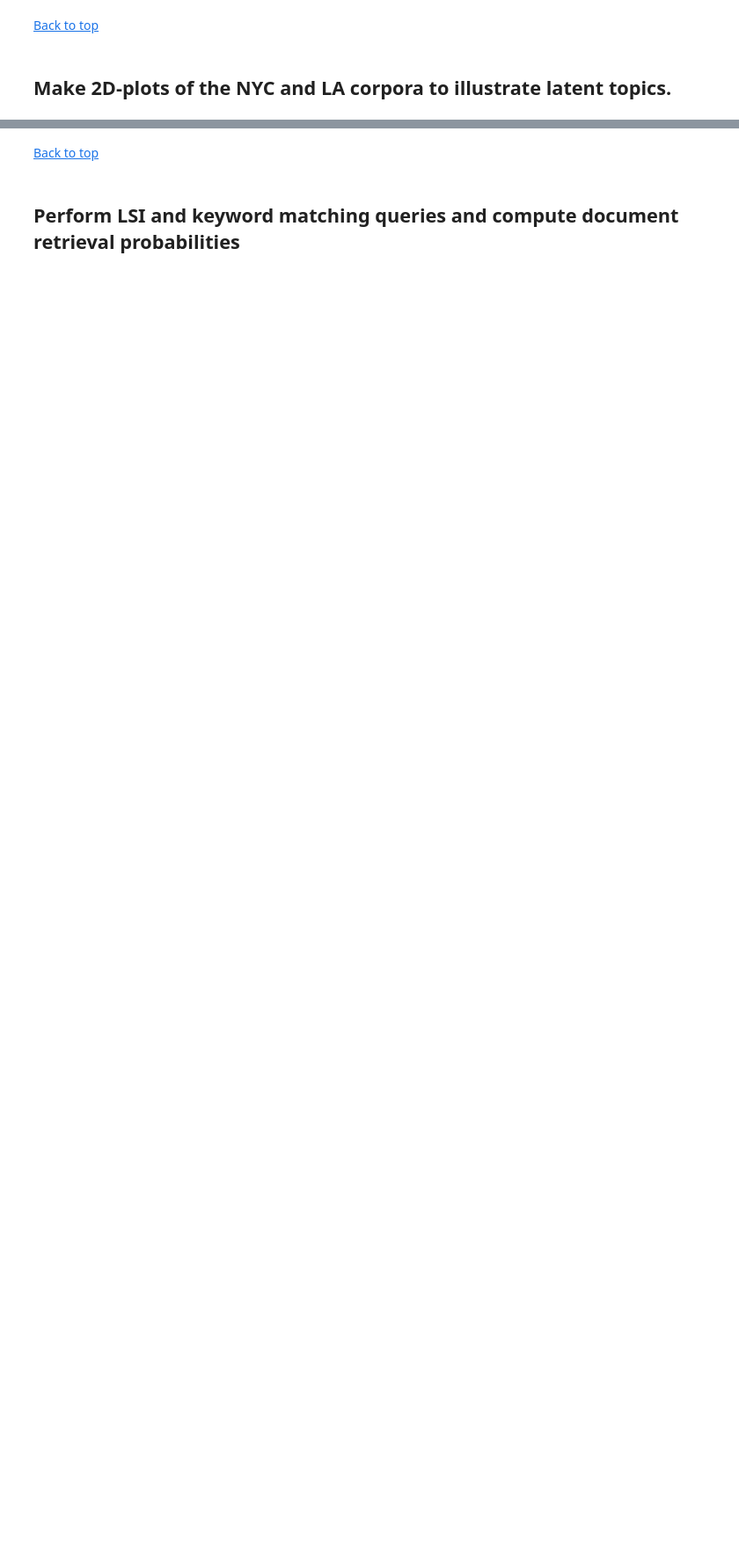
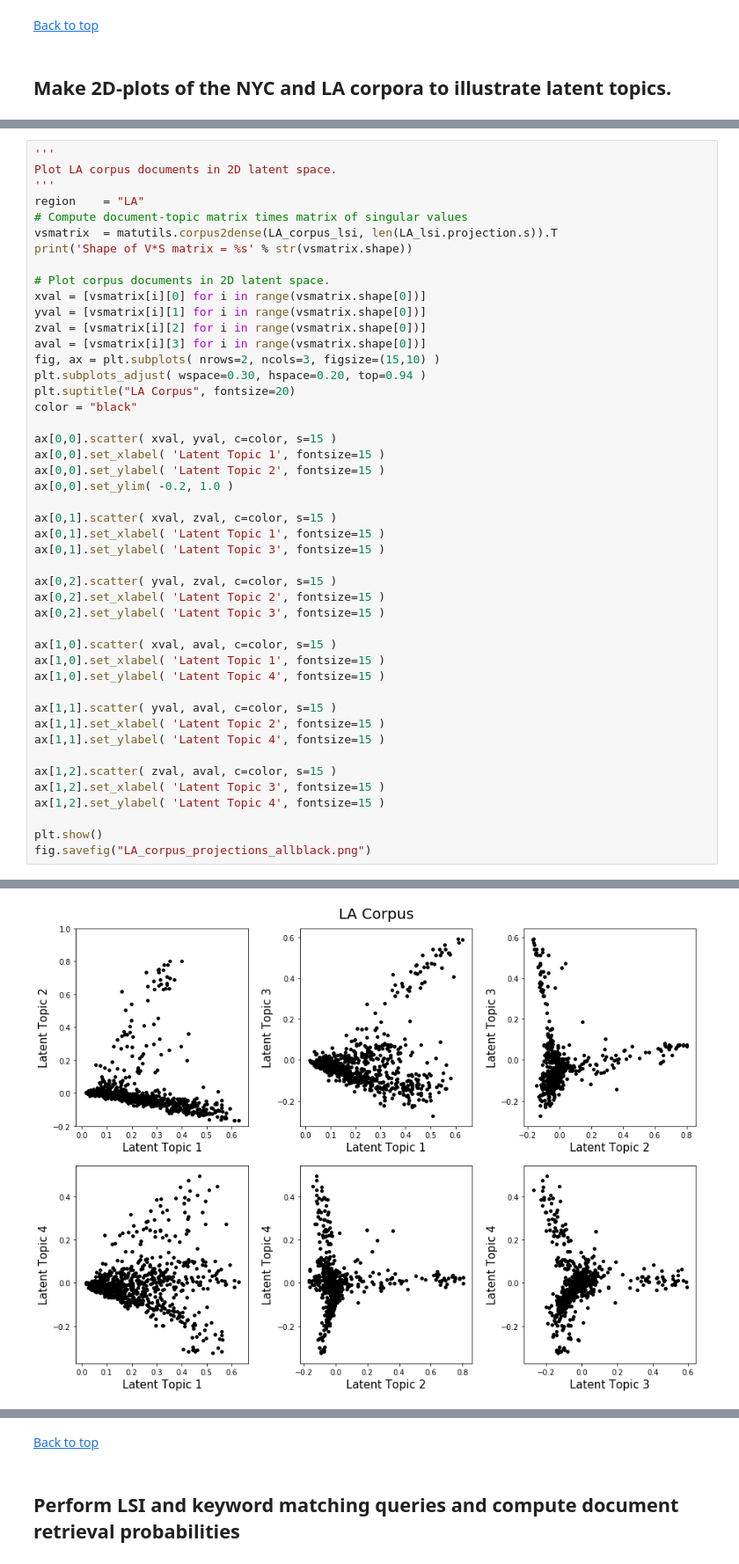
Before and after one commit to LucDemortier/YogaCity, a Jupyter notebook: Yogana_byStudio_NYCLA_LSI.ipynb, the cells around one changed output, grey strips where cells are left out. Shown at 88% size. Cells and saved outputs as stored; diff of their text form; blank space fills up the shorter version.

Commit message:
Added to Yogana_byStudio_NYCLA_LSI.ipynb a plot of 2D projections in LSI space, without query results

```diff
--- a/Yogana_byStudio_NYCLA_LSI.ipynb
+++ b/Yogana_byStudio_NYCLA_LSI.ipynb
@@ -798,3 +850,50 @@ Number of red dots = 95
 Number of yellow dots = 358
 Total number of dots = 560
 [figure]
+# %%
+'''
+Plot LA corpus documents in 2D latent space.
+'''
+region    = "LA"
+# Compute document-topic matrix times matrix of singular values
+vsmatrix  = matutils.corpus2dense(LA_corpus_lsi, len(LA_lsi.projection.s)).T
+print('Shape of V*S matrix = %s' % str(vsmatrix.shape))
+
+# Plot corpus documents in 2D latent space.
+xval = [vsmatrix[i][0] for i in range(vsmatrix.shape[0])]
+yval = [vsmatrix[i][1] for i in range(vsmatrix.shape[0])]
+zval = [vsmatrix[i][2] for i in range(vsmatrix.shape[0])]
+aval = [vsmatrix[i][3] for i in range(vsmatrix.shape[0])]
+fig, ax = plt.subplots( nrows=2, ncols=3, figsize=(15,10) )
+plt.subplots_adjust( wspace=0.30, hspace=0.20, top=0.94 )
+plt.suptitle("LA Corpus", fontsize=20)
+color = "black"
+
+ax[0,0].scatter( xval, yval, c=color, s=15 )
+ax[0,0].set_xlabel( 'Latent Topic 1', fontsize=15 )
+ax[0,0].set_ylabel( 'Latent Topic 2', fontsize=15 )
+ax[0,0].set_ylim( -0.2, 1.0 )
+
+ax[0,1].scatter( xval, zval, c=color, s=15 )
+ax[0,1].set_xlabel( 'Latent Topic 1', fontsize=15 )
+ax[0,1].set_ylabel( 'Latent Topic 3', fontsize=15 )
+
+ax[0,2].scatter( yval, zval, c=color, s=15 )
+ax[0,2].set_xlabel( 'Latent Topic 2', fontsize=15 )
+ax[0,2].set_ylabel( 'Latent Topic 3', fontsize=15 )
+
+ax[1,0].scatter( xval, aval, c=color, s=15 )
+ax[1,0].set_xlabel( 'Latent Topic 1', fontsize=15 )
+ax[1,0].set_ylabel( 'Latent Topic 4', fontsize=15 )
+
+ax[1,1].scatter( yval, aval, c=color, s=15 )
+ax[1,1].set_xlabel( 'Latent Topic 2', fontsize=15 )
+ax[1,1].set_ylabel( 'Latent Topic 4', fontsize=15 )
+
+ax[1,2].scatter( zval, aval, c=color, s=15 )
+ax[1,2].set_xlabel( 'Latent Topic 3', fontsize=15 )
+ax[1,2].set_ylabel( 'Latent Topic 4', fontsize=15 )
+
+plt.show()
+fig.savefig("LA_corpus_projections_allblack.png")
+# %% [output]
@@ -801,2 +901,3 @@ Total number of dots = 560
+[figure, added]
 # %%
 '''
```
Also changed, not shown: parts of 8 cells of this notebook, 1 other file.
